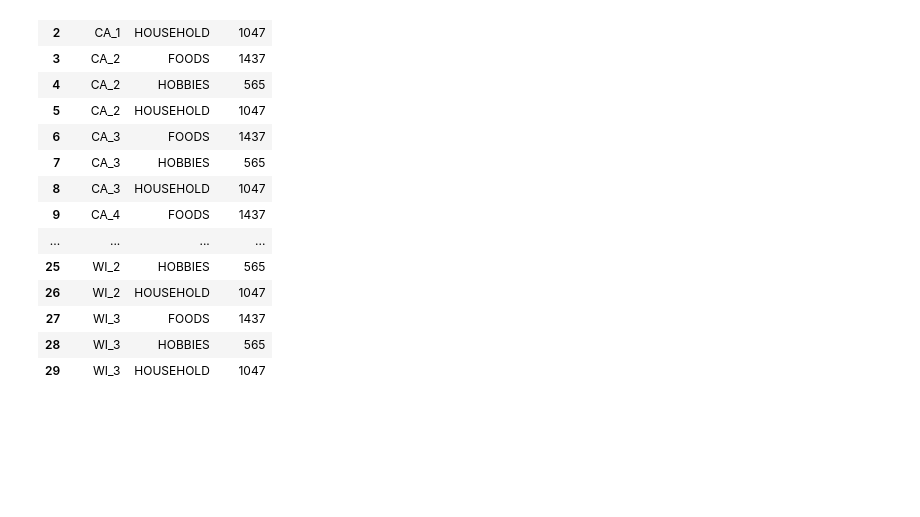
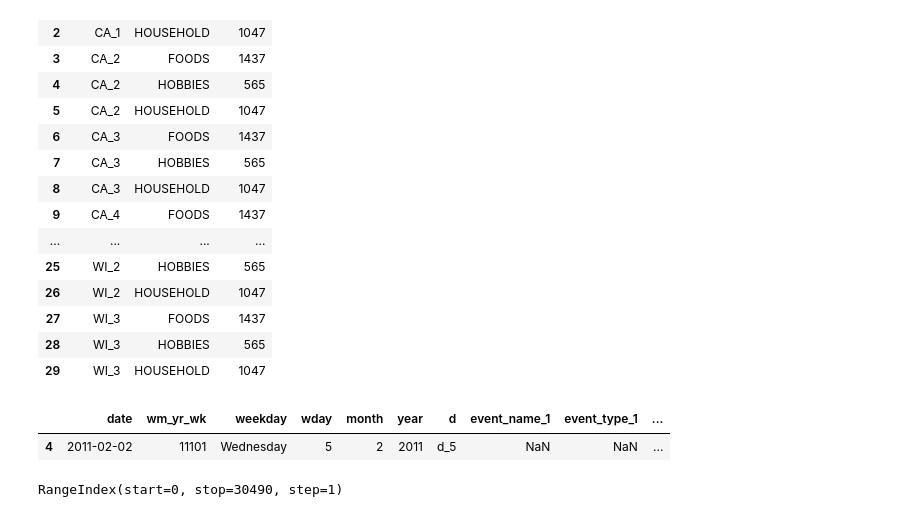
Before and after one commit to engrkassar/5.-MLND_Capstone_Project, a Jupyter notebook: start_trials_local.ipynb, the cells around one changed output. Cells and saved outputs as stored; diff of their text form; code cells hidden in the pictures; blank space fills up the shorter version.

```diff
--- a/start_trials_local.ipynb
+++ b/start_trials_local.ipynb
@@ -360,0 +358,5 @@ fig.show()
+# %%
+calendar[calendar['d']=='d_5']
+# %% [output]
+|  | date | wm_yr_wk | weekday | wday | month | year | d | event_name_1 | event_type_1 | ... |
+| 4 | 2011-02-02 | 11101 | Wednesday | 5 | 2 | 2011 | d_5 | NaN | NaN | ... |
@@ -360,0 +365,4 @@ fig.show()
+# %%
+transposed_sales_train_validation.columns
+# %% [output]
+RangeIndex(start=0, stop=30490, step=1)
```
Also changed, not shown: parts of 12 cells of this notebook.
